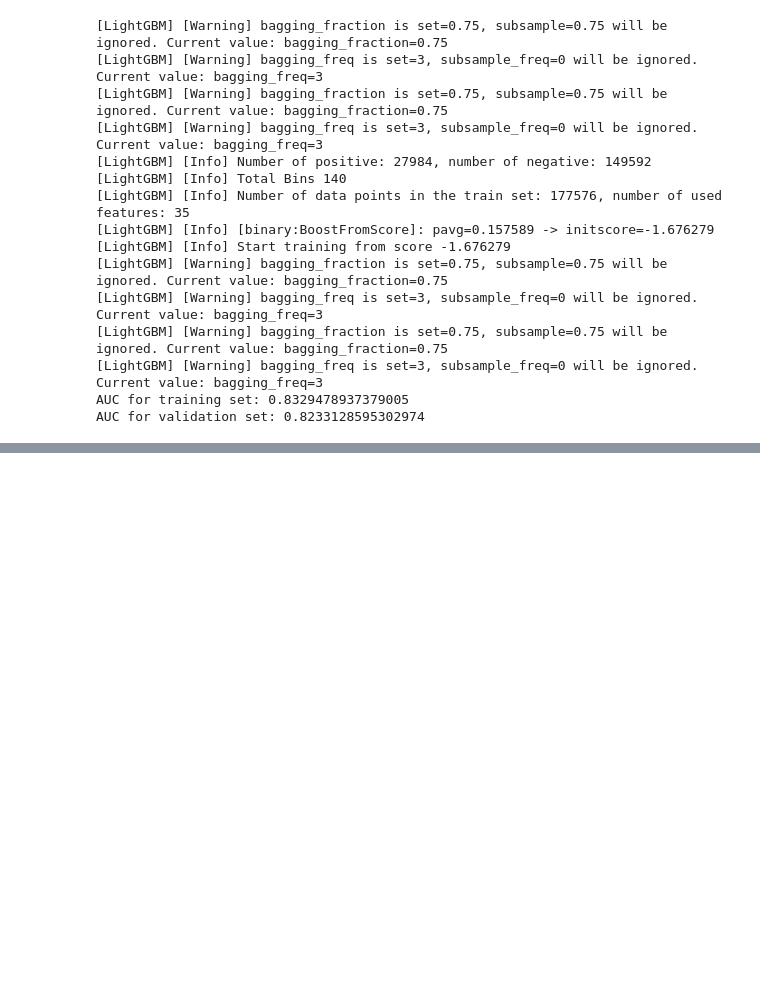
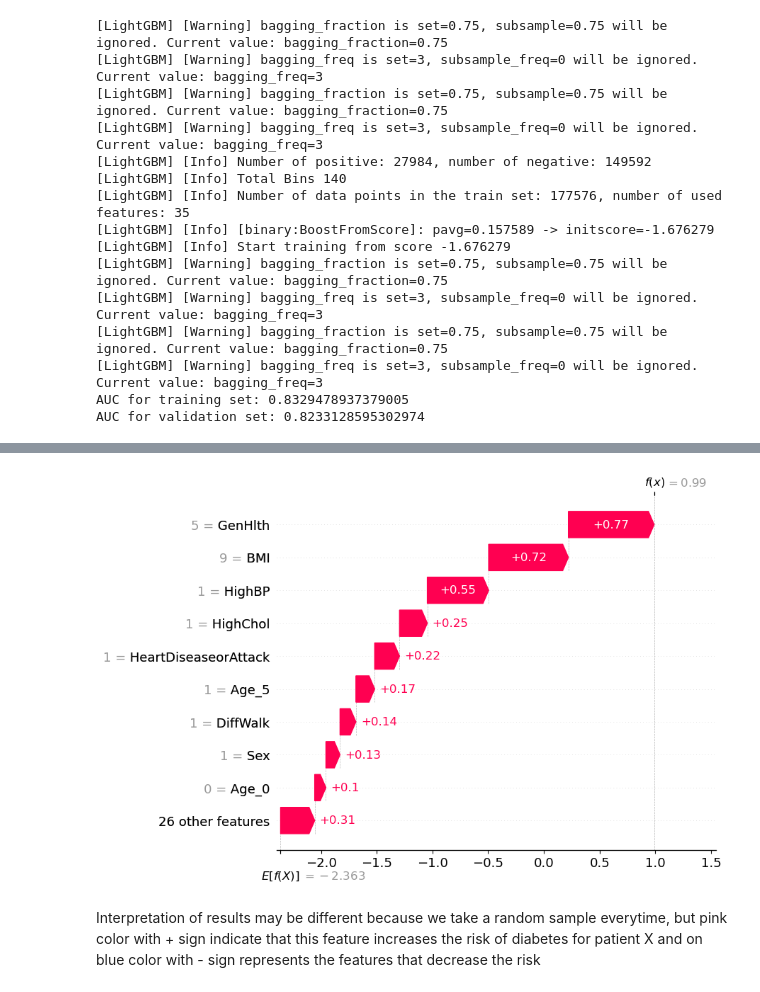
Before and after one commit to katarzynarogalska/DiabetesPrediction, a Jupyter notebook: model.ipynb, the cells around one changed output, grey strips where cells are left out. Saved outputs shown, nothing was run; the diff lists cells and outputs as text; code cells hidden in the pictures; blank space fills up the shorter version.

```diff
--- a/model.ipynb
+++ b/model.ipynb
@@ -142,0 +138,11 @@ Interpretation of results for patient 10:
+# %%
+def detect_patient_with_positive_prediction():
+    wektor = model.predict_proba(X_sample)[:,1]
+    max_probab = 0
+    patient=0
+    for i in range(len(wektor)):
+        if(wektor[i])>max_probab:
+            max_probab=wektor[i]
+            patient=i
+    print(max_probab, patient)
+    return patient
@@ -142,0 +156,4 @@ Interpretation of results for patient 10:
+# %%
+print(model.predict_proba(X_sample)[detect_patient_with_positive_prediction()])
+shap.waterfall_plot(shap_values[detect_patient_with_positive_prediction()])
+# %% [output]
@@ -142,0 +169,3 @@ Interpretation of results for patient 10:
+[figure, added]
+# %% [markdown]
+Interpretation of results may be different because we take a random sample everytime, but pink color with + sign indicate that this feature increases the risk of diabetes for patient X and on blue color with - sign represents the features that decrease the risk
```
Also changed, not shown: parts of 14 cells of this notebook.
